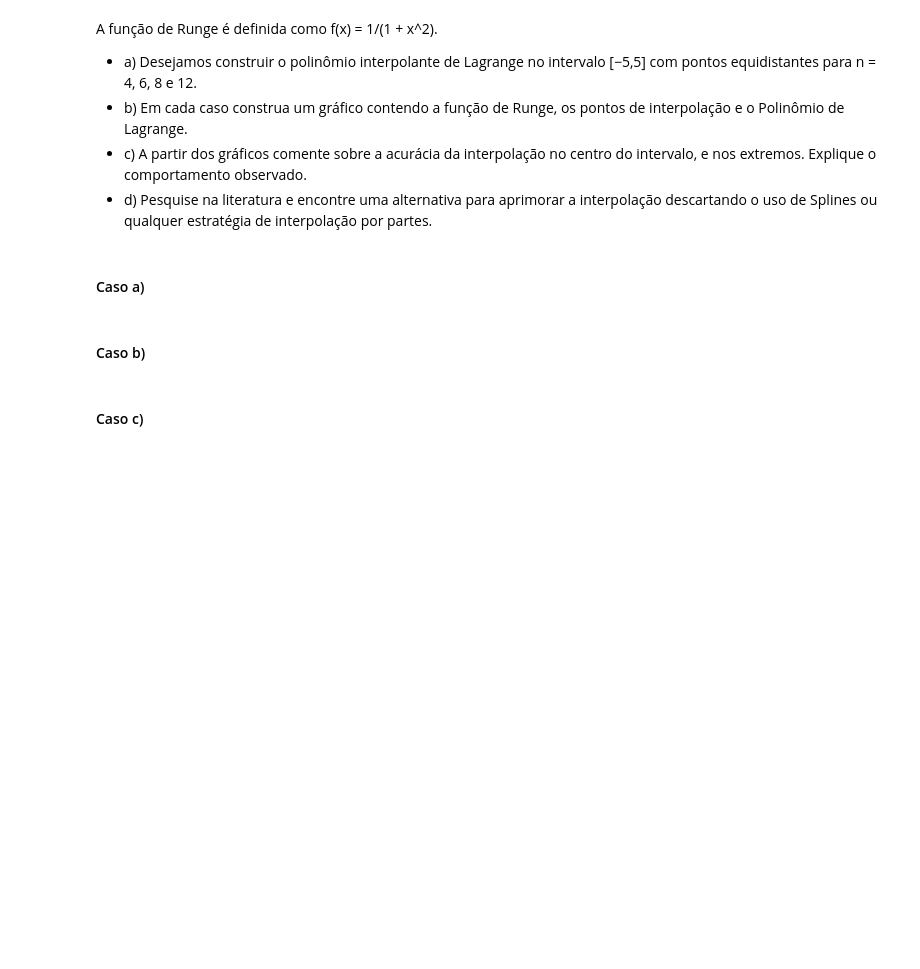
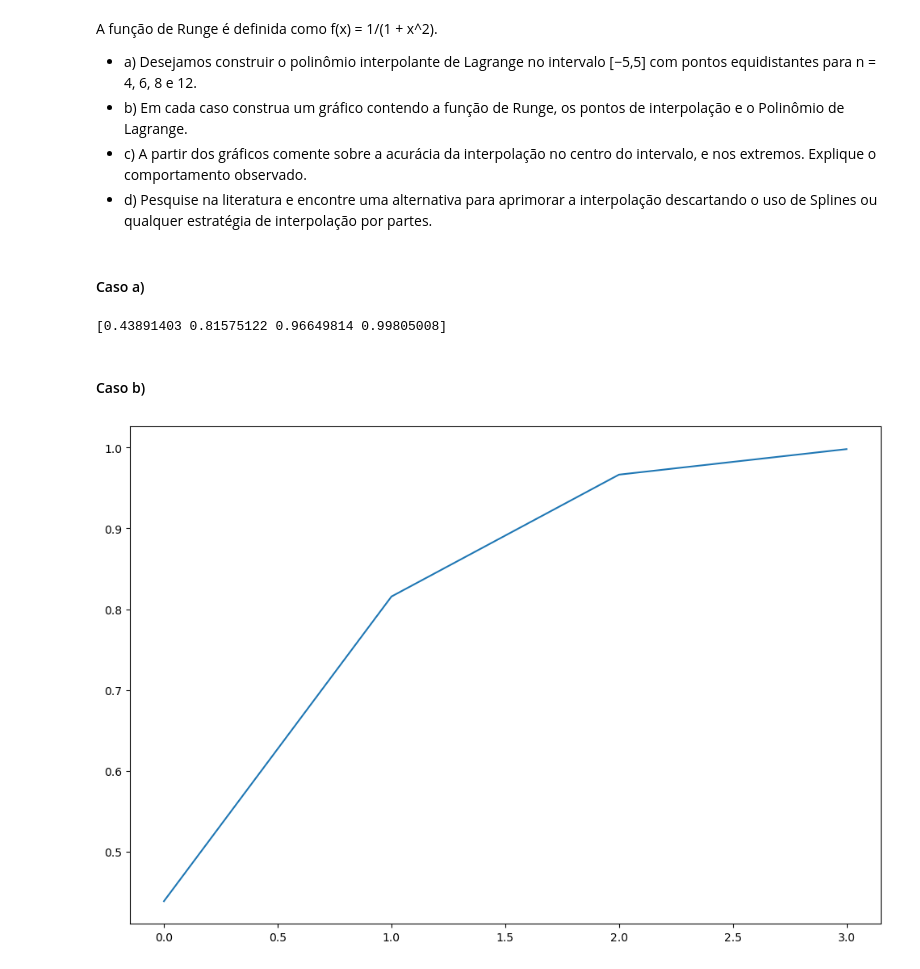
Before and after one commit to igorssant/metodos_numericos, a Jupyter notebook: interpolacao_polinomial/src/main.ipynb, the cells around one changed output. Cells and saved outputs as stored; diff of their text form; code cells hidden in the pictures; blank space fills up the shorter version.

Commit message:
fix: correção no caso a) da questão 3 && feat: implementação do caso b) && fix: correção de logica do caso a) && feat: iniciada a análise do caso b)

```diff
--- a/interpolacao_polinomial/src/main.ipynb
+++ b/interpolacao_polinomial/src/main.ipynb
@@ -87,12 +76,43 @@ A função de Runge é definida como f(x) = 1/(1 + x^2).
 # %%
 func:str = "1 / (1 + x**2)"
 degree:list[int] = [4, 6, 8, 12]
-points:NDArray = np.array(list(range(-5, 6)), dtype=np.float64)
-xi:np.float64
-pointwise_matrix:NDArray
+brackets:NDArray = np.array(list(range(-5, 6)), dtype=np.float64)
+equidistant_points:list[NDArray] = []
+res:NDArray = np.zeros(4, dtype=np.float64)
 # %% [markdown]
 #### Caso a)
+# %%
+temp:NDArray = np.zeros((4, 12), dtype=np.float64)
+
+for n, row in zip(degree, range(4)):
+    for i in range(n):
+        h:np.float64 = np.float64((brackets[9] - brackets[0]) / (n - 1))
+        temp[row, i] = brackets[0] + i * h
+
+for row in range(temp.shape[0] - 1):
+    zero_indices:NDArray = np.where(temp[row, :] == 0)[0]
+    first_zero_index:int = zero_indices[0]
+    equidistant_points.append(temp[row, :first_zero_index].copy())
+
+equidistant_points.append(temp[3].copy())
+temp = None
+# %%
+for row in range(4):
+    pointwise_matrix:NDArray = np.array([equidistant_points[row],
+                                        [evaluate_one_variable(func, point) for point in equidistant_points[row]]],
+                                        dtype=np.float64)
+    res[row] = lagrange_interpolation(pointwise_matrix,
+                                      equidistant_points[row].shape[0] - 1,
+                                      np.float64(0.0))
+
+print(res)
+# %% [output]
+[0.43891403 0.81575122 0.96649814 0.99805008]
 # %% [markdown]
 #### Caso b)
-# %% [markdown]
-#### Caso c)
+# %%
+plt.figure(figsize=(12, 8))
+plt.plot(res)
+plt.show()
+# %% [output]
+[figure, added]
```
Also changed, not shown: parts of 7 cells of this notebook.
